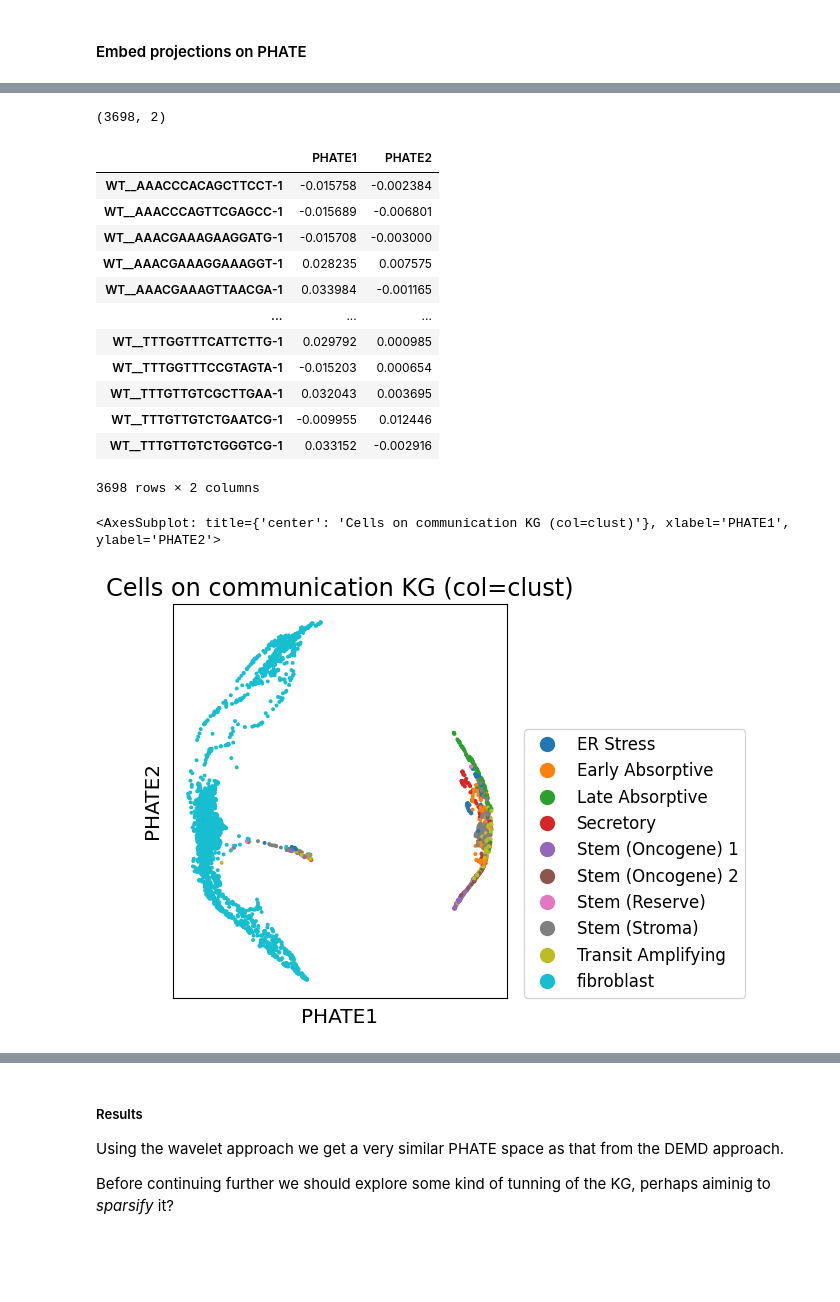
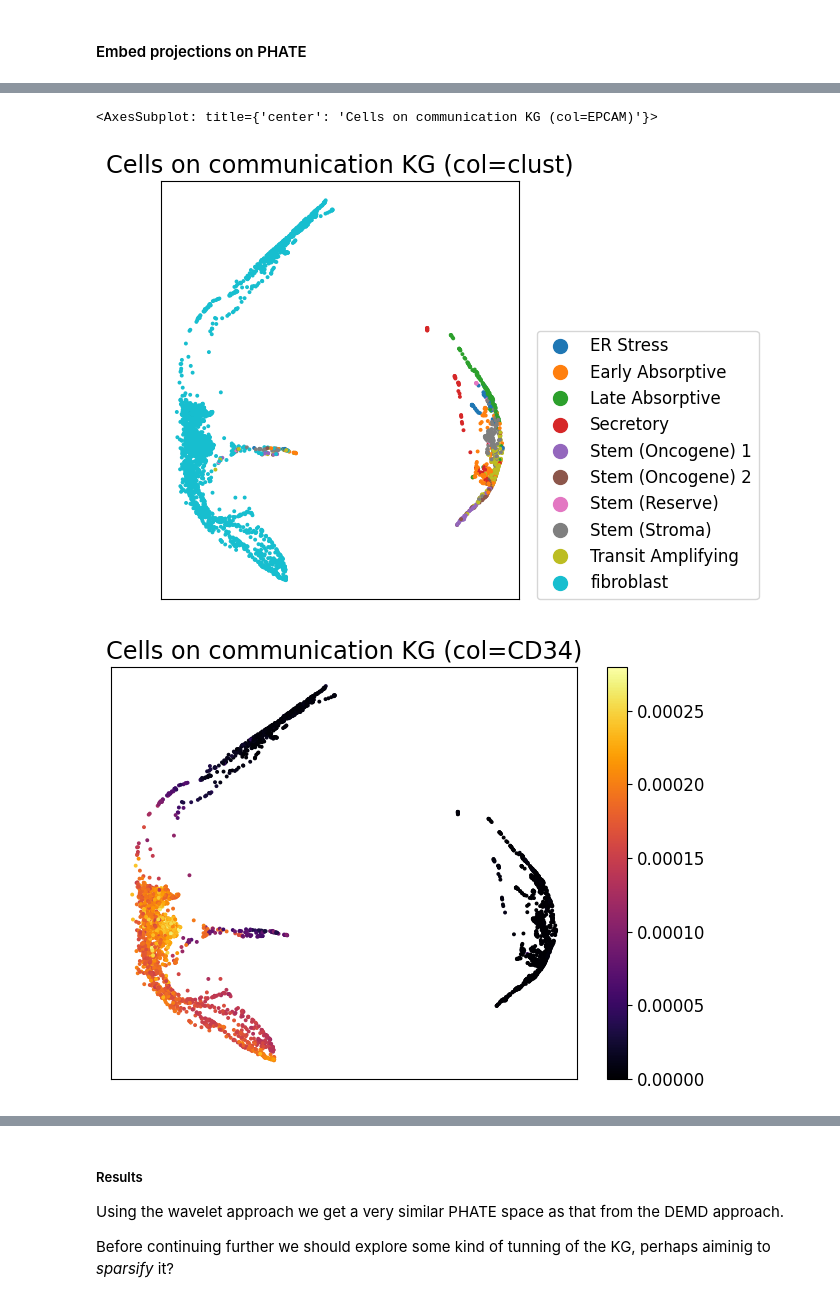
Before and after one commit to FerranC96/sKG4cellCommns, a Jupyter notebook: 2aKGnn_seqWTcocult.ipynb, the cells around one changed output, grey strips where cells are left out. Cells and saved outputs as stored; diff of their text form; code cells hidden in the pictures; blank space fills up the shorter version.

```diff
--- a/2aKGnn_seqWTcocult.ipynb
+++ b/2aKGnn_seqWTcocult.ipynb
@@ -535,7 +515,6 @@ cell_projection.shape
 # %% [markdown]
 #### Embed projections on PHATE
 # %%
-phate_op = phate.PHATE()
-data_phate = phate_op.fit_transform(cell_projection)
+data_phate = phate.PHATE().fit_transform(cell_projection)
 # %% [output]
 Calculating PHATE...
@@ -558,27 +537,23 @@ Calculated PHATE in 15.01 seconds.
-# %%
-print(data_phate.shape)
-dCellEmbeddings = pd.DataFrame(data=data_phate, index = dScalRnaSeq.index, columns=["PHATE1","PHATE2"])
-dCellEmbeddings
-# %% [output]
-(3698, 2)
-|  | PHATE1 | PHATE2 |
-| WT__AAACCCACAGCTTCCT-1 | -0.015758 | -0.002384 |
-| WT__AAACCCAGTTCGAGCC-1 | -0.015689 | -0.006801 |
-| WT__AAACGAAAGAAGGATG-1 | -0.015708 | -0.003000 |
-| WT__AAACGAAAGGAAAGGT-1 | 0.028235 | 0.007575 |
-| WT__AAACGAAAGTTAACGA-1 | 0.033984 | -0.001165 |
-| ... | ... | ... |
-| WT__TTTGGTTTCATTCTTG-1 | 0.029792 | 0.000985 |
-| WT__TTTGGTTTCCGTAGTA-1 | -0.015203 | 0.000654 |
-| WT__TTTGTTGTCGCTTGAA-1 | 0.032043 | 0.003695 |
-| WT__TTTGTTGTCTGAATCG-1 | -0.009955 | 0.012446 |
-| WT__TTTGTTGTCTGGGTCG-1 | 0.033152 | -0.002916 |
-3698 rows × 2 columns
-# %%
-scprep.plot.scatter2d(
-    dCellEmbeddings, c=adRnaSeq.obs.finalPOPS,
-    title="Cells on communication KG (col=clust)", ticks=None,
-    legend_loc=(1.05, 0))
-# %% [output]
-<AxesSubplot: title={'center': 'Cells on communication KG (col=clust)'}, xlabel='PHATE1', ylabel='PHATE2'>
-[figure, removed]
+# %%
+scprep.plot.scatter2d(
+    data_phate, c=dSEQmd["finalPOPS"],
+    title="Cells on communication KG (col=clust)", ticks=None,
+    legend_loc=(1.05, 0))
+
+scprep.plot.scatter2d(
+    data_phate, c=dScalRnaSeq["CD34"],
+    title="Cells on communication KG (col=CD34)", ticks=None,
+    legend_loc=(1.05, 0))
+scprep.plot.scatter2d(
+    data_phate, c=dScalRnaSeq[mouse2human["Vim"]],
+    title="Cells on communication KG (col=Vim)", ticks=None,
+    legend_loc=(1.05, 0))
+
+scprep.plot.scatter2d(
+    data_phate, c=dScalRnaSeq["EPCAM"],
+    title="Cells on communication KG (col=EPCAM)", ticks=None,
+    legend_loc=(1.05, 0))
+# %% [output]
+<AxesSubplot: title={'center': 'Cells on communication KG (col=EPCAM)'}>
+[figure, added]
+[figure, added]
```
Also changed, not shown: parts of 54 cells of this notebook, 3 other files.
